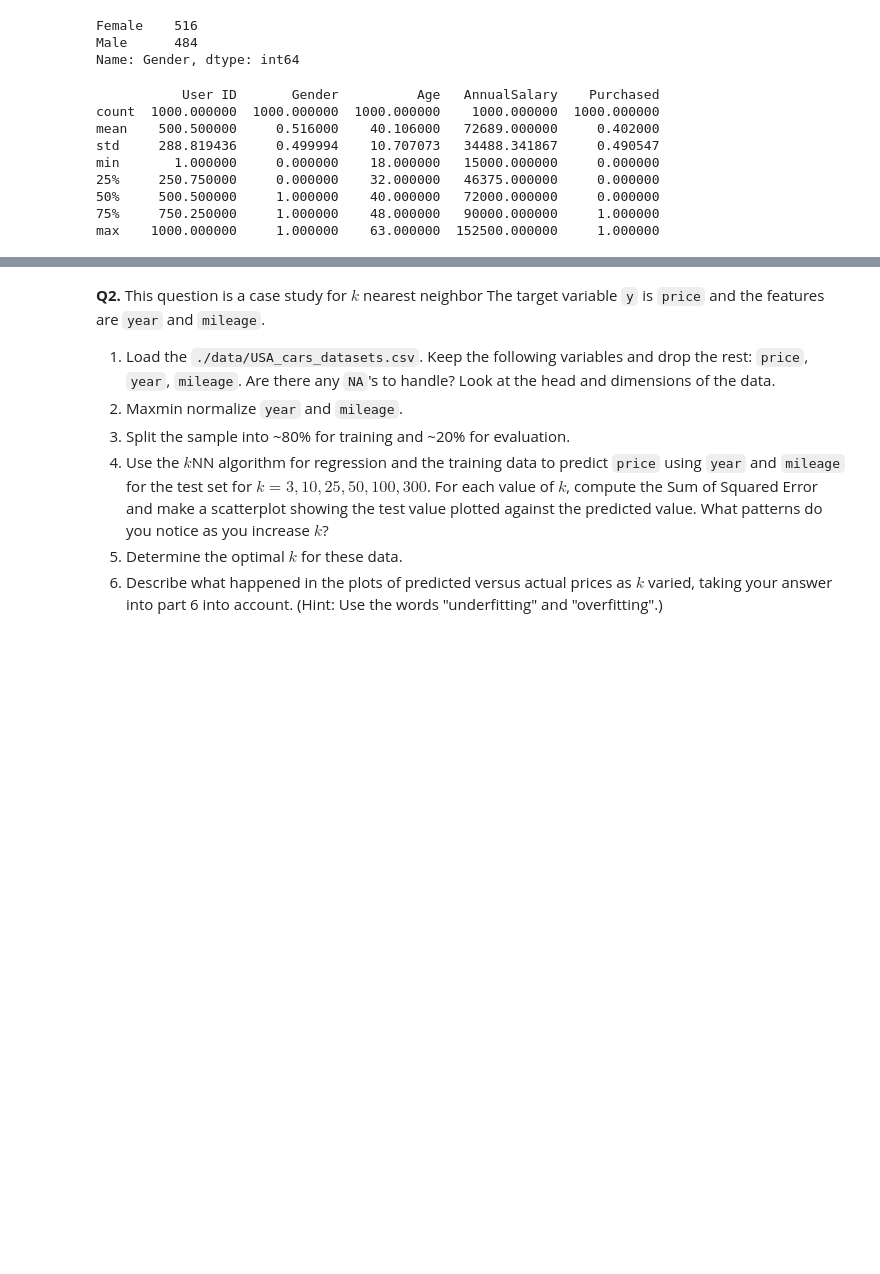
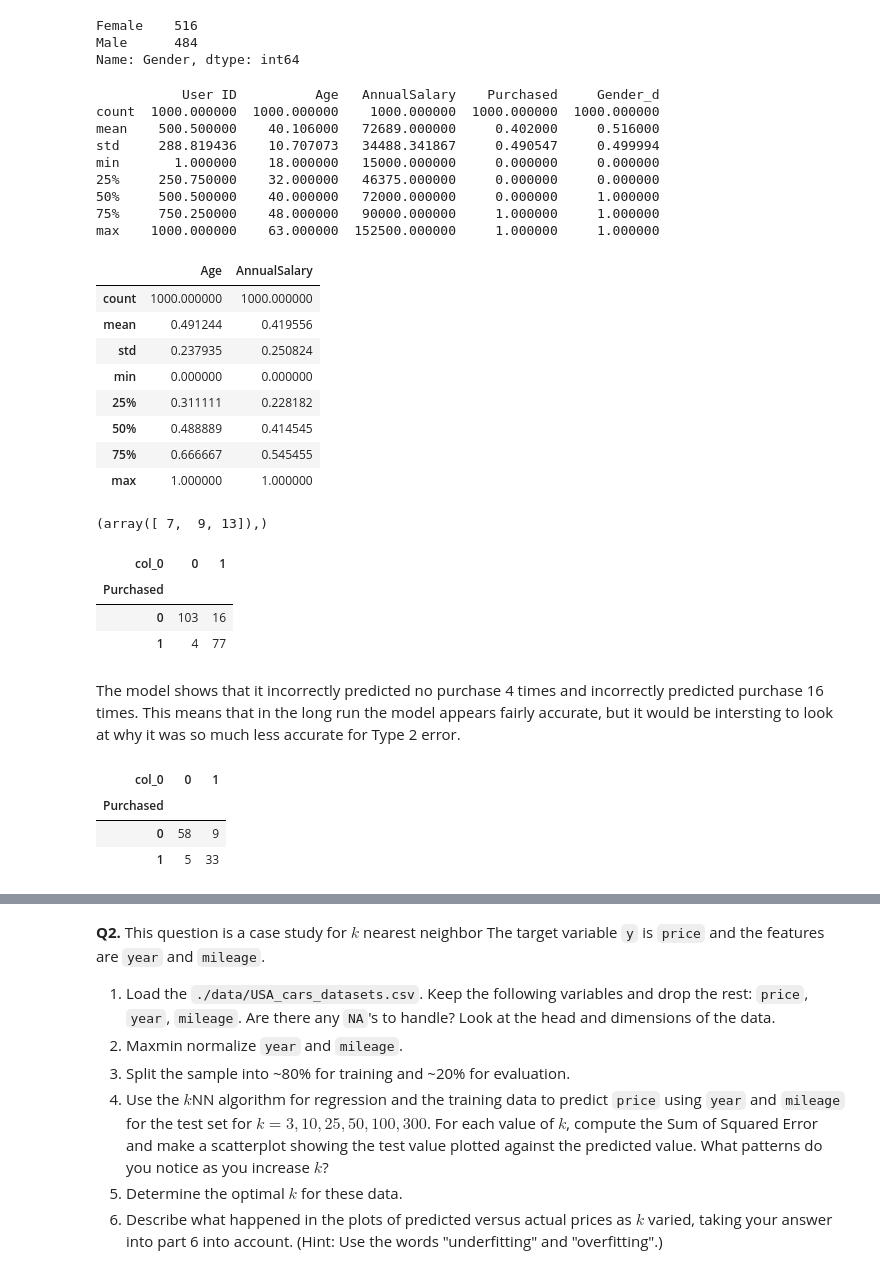
Before and after one commit to mbz8dg/assignment3, a Jupyter notebook: assignment_knn_and_kmc.ipynb, the cells around one changed output, grey strips where cells are left out. Drawn from its saved outputs; the diff is of its cells as text; code cells hidden in the pictures; blank space fills up the shorter version.

```diff
--- a/assignment_knn_and_kmc.ipynb
+++ b/assignment_knn_and_kmc.ipynb
@@ -50,33 +52,76 @@ Female    516
 Male      484
 Name: Gender, dtype: int64
 # %%
-df.loc[(df["Gender"]=="Male"), "Gender" ] = 0
-df.loc[(df["Gender"]=="Female"), "Gender" ] = 1
-df["Gender"] = pd.to_numeric(df["Gender"],errors='coerce')
+df.loc[(df["Gender"]=="Male"), "Gender_d" ] = 0
+df.loc[(df["Gender"]=="Female"), "Gender_d" ] = 1
+df["Gender_d"] = pd.to_numeric(df["Gender_d"],errors='coerce')
 print(df.describe())
 # %% [output]
-           User ID       Gender          Age   AnnualSalary    Purchased
-count  1000.000000  1000.000000  1000.000000    1000.000000  1000.000000
-mean    500.500000     0.516000    40.106000   72689.000000     0.402000
-std     288.819436     0.499994    10.707073   34488.341867     0.490547
-min       1.000000     0.000000    18.000000   15000.000000     0.000000
-25%     250.750000     0.000000    32.000000   46375.000000     0.000000
-50%     500.500000     1.000000    40.000000   72000.000000     0.000000
-75%     750.250000     1.000000    48.000000   90000.000000     1.000000
-max    1000.000000     1.000000    63.000000  152500.000000     1.000000
+           User ID          Age   AnnualSalary    Purchased     Gender_d
+count  1000.000000  1000.000000    1000.000000  1000.000000  1000.000000
+mean    500.500000    40.106000   72689.000000     0.402000     0.516000
+std     288.819436    10.707073   34488.341867     0.490547     0.499994
+min       1.000000    18.000000   15000.000000     0.000000     0.000000
+25%     250.750000    32.000000   46375.000000     0.000000     0.000000
+50%     500.500000    40.000000   72000.000000     0.000000     1.000000
+75%     750.250000    48.000000   90000.000000     1.000000     1.000000
+max    1000.000000    63.000000  152500.000000     1.000000     1.000000
 # %%
 y = df['Purchased']
 X = df.loc[:,['Age','AnnualSalary']]
 # %%
 #3
 def maxmin(z):
     z = (z-min(z))/(max(z)-min(z))
     return(z)
 
 X = X.apply(maxmin)
+X.describe()
+# %% [output]
+|  | Age | AnnualSalary |
+| count | 1000.000000 | 1000.000000 |
+| mean | 0.491244 | 0.419556 |
+| std | 0.237935 | 0.250824 |
+| min | 0.000000 | 0.000000 |
+| 25% | 0.311111 | 0.228182 |
+| 50% | 0.488889 | 0.414545 |
+| 75% | 0.666667 | 0.545455 |
+| max | 1.000000 | 1.000000 |
 # %%
 #4
 from sklearn.model_selection import train_test_split
 X_train, X_test, y_train, y_test = train_test_split(X,y,test_size=.2,random_state=100)
 # %%
 #5
+k_max = 30
+k_grid = np.arange(1,k_max)
+SSE = np.zeros(k_max)
+
+for k in range(k_max):
+    model = KNeighborsClassifier(n_neighbors=k+1)
+    fitted_model = model.fit(X_train,y_train)
+    y_hat = fitted_model.predict(X_test)
+    SSE[k]= np.sum((y_test-y_hat)**2)
+
+
+SSE_min = np.min(SSE)
+min_index=np.where(SSE==SSE_min)
+print(min_index)
+
+# there are multiple values that have minimized SSE so we will go with the smallest, k=7
+# %% [output]
+(array([ 7,  9, 13]),)
+# %%
+#6
+model = KNeighborsClassifier(n_neighbors=7)
+fitted_model = model.fit(X_train,y_train)
+y_hat = fitted_model.predict(X_test)
+
+pd.crosstab(y_test,y_hat)
+# %% [output]
+| col_0 | 0 | 1 |
+| Purchased |  |  |
+| 0 | 103 | 16 |
+| 1 | 4 | 77 |
+# %% [markdown]
+The model shows that it incorrectly predicted no purchase 4 times and incorrectly predicted purchase 16 times. This means that in the long run the model appears fairly accurate, but it would be intersting to look at why it was so much less accurate for Type 2 error.
@@ -82,0 +138,11 @@ X_train, X_test, y_train, y_test = train_test_split(X,y,test_size=.2,random_stat
+# %%
+yhat_M = y_hat[X_test["Gender"]=="Male"]
+yhat_F=y_hat[X_test["Gender"]=="Female"]
+y_M = y_test[X_test["Gender"]=="Male"]
+y_F = y_test[X_test["Gender"]=="Female"]
+pd.crosstab(y_F,yhat_F)
+# %% [output]
+| col_0 | 0 | 1 |
+| Purchased |  |  |
+| 0 | 58 | 9 |
+| 1 | 5 | 33 |
```
Also changed, not shown: parts of 5 cells of this notebook.
